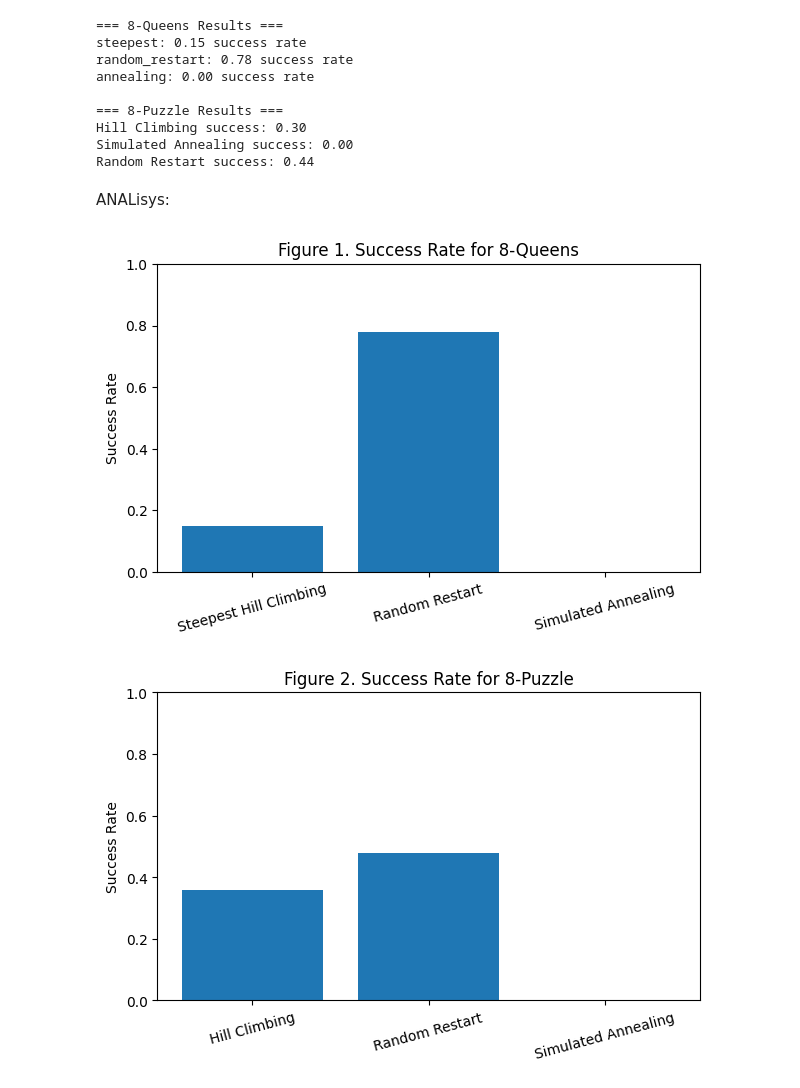
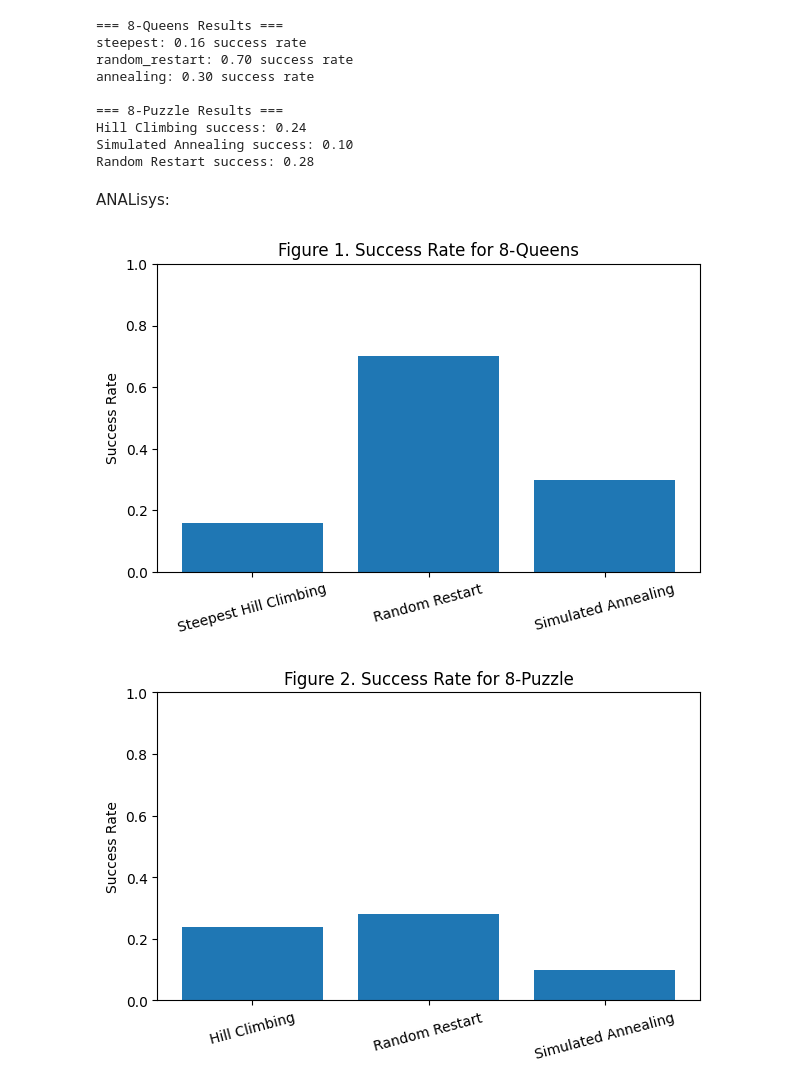
Before and after one commit to ICOM5016-001D-Group-E/PA4, a Jupyter notebook: PA4.ipynb, the cells around one changed output. Saved outputs shown, nothing was run; the diff lists cells and outputs as text; code cells hidden in the pictures.

```diff
--- a/PA4.ipynb
+++ b/PA4.ipynb
@@ -45,7 +45,9 @@ class QueensLocalSearch(Problem):
 
 
 def slow_schedule(t):
-        return max(0.01, 20 * (0.995 ** t))
+    if t > 300:
+        return 0
+    return 20 * (0.95 ** t)
 
 def run_queens_experiments(num_trials=100):
     results = {
@@ -117,6 +119,11 @@ def get_optimal_cost(state):
     return len(result.solution())
 
 
+def puzzle_schedule(t):
+    if t > 300:
+        return 0
+    return 10 * (0.95 ** t)
+
 def run_puzzle_experiments(num_trials=50):
     results = []
 
@@ -134,7 +141,7 @@ def run_puzzle_experiments(num_trials=50):
 
         # Simulated Annealing
         problem = PuzzleWithValue(state)
-        sa_result = simulated_annealing(problem)
+        sa_result = simulated_annealing(problem, schedule=puzzle_schedule)
         sa_solved = problem.goal_test(sa_result)
 
         # Random Restart
@@ -172,56 +179,62 @@ print(f"Simulated Annealing success: {sa_success:.2f}")
 print(f"Random Restart success: {rr_success:.2f}")
 # %% [output]
 === 8-Queens Results ===
-steepest: 0.15 success rate
-random_restart: 0.78 success rate
-annealing: 0.00 success rate
+steepest: 0.16 success rate
+random_restart: 0.70 success rate
+annealing: 0.30 success rate
 
 === 8-Puzzle Results ===
-Hill Climbing success: 0.30
-Simulated Annealing success: 0.00
-Random Restart success: 0.44
+Hill Climbing success: 0.24
+Simulated Annealing success: 0.10
+Random Restart success: 0.28
 # %% [markdown]
 ANALisys:
 # %%
 import matplotlib.pyplot as plt
-
-queens_algorithms = list(queens_results.keys())
-queens_success = [v / 100 for v in queens_results.values()]
-
-hc_success = sum(1 for r in puzzle_results if r["hc_solved"]) / len(puzzle_results)
-sa_success = sum(1 for r in puzzle_results if r["sa_solved"]) / len(puzzle_results)
-rr_success = sum(1 for r in puzzle_results if r["rr_solved"]) / len(puzzle_results)
 
 queens_algorithms = [
     "Steepest Hill Climbing",
     "Random Restart",
     "Simulated Annealing"
 ]
 
+queens_success = [
+    queens_results["steepest"] / 100,
+    queens_results["random_restart"] / 100,
+    queens_results["annealing"] / 100
+]
+
+hc_success = sum(1 for r in puzzle_results if r["hc_solved"]) / len(puzzle_results)
+sa_success = sum(1 for r in puzzle_results if r["sa_solved"]) / len(puzzle_results)
+rr_success = sum(1 for r in puzzle_results if r["rr_solved"]) / len(puzzle_results)
+
 puzzle_algorithms = [
     "Hill Climbing",
     "Random Restart",
     "Simulated Annealing"
 ]
 
+puzzle_success = [
+    hc_success,
+    rr_success,
+    sa_success
+]
 
-# 8-Queens graph
 plt.figure(figsize=(7,4))
 plt.bar(queens_algorithms, queens_success)
 plt.title("Figure 1. Success Rate for 8-Queens")
 plt.ylabel("Success Rate")
 plt.ylim(0,1)
 plt.xticks(rotation=15)
 plt.show()
 
-# 8-Puzzle graph
 plt.figure(figsize=(7,4))
 plt.bar(puzzle_algorithms, puzzle_success)
 plt.title("Figure 2. Success Rate for 8-Puzzle")
 plt.ylabel("Success Rate")
 plt.ylim(0,1)
 plt.xticks(rotation=15)
 plt.show()
 # %% [output]
-[figure, old version]
+[figure, new version]
-[figure, old version]
+[figure, new version]
```
